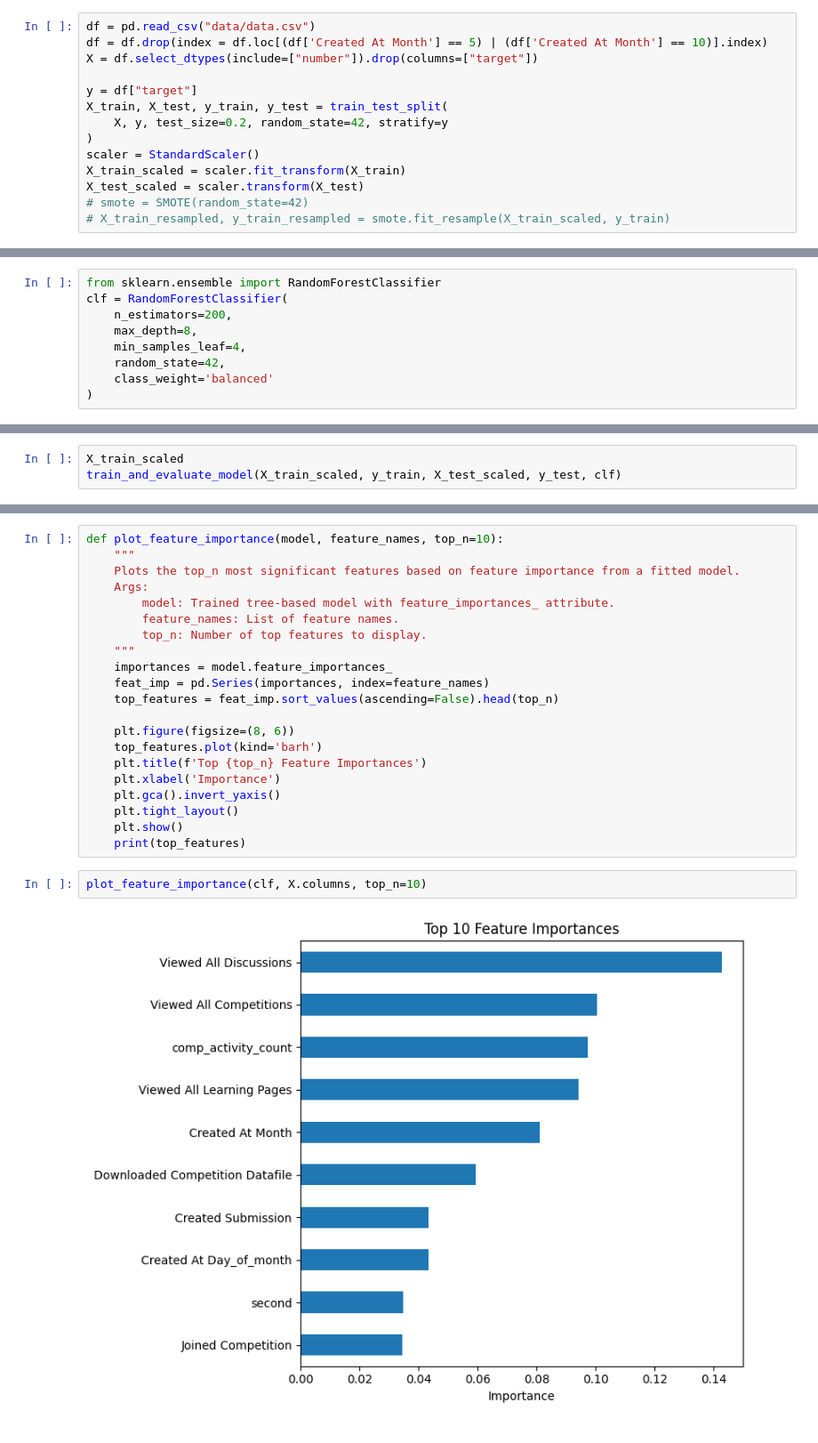
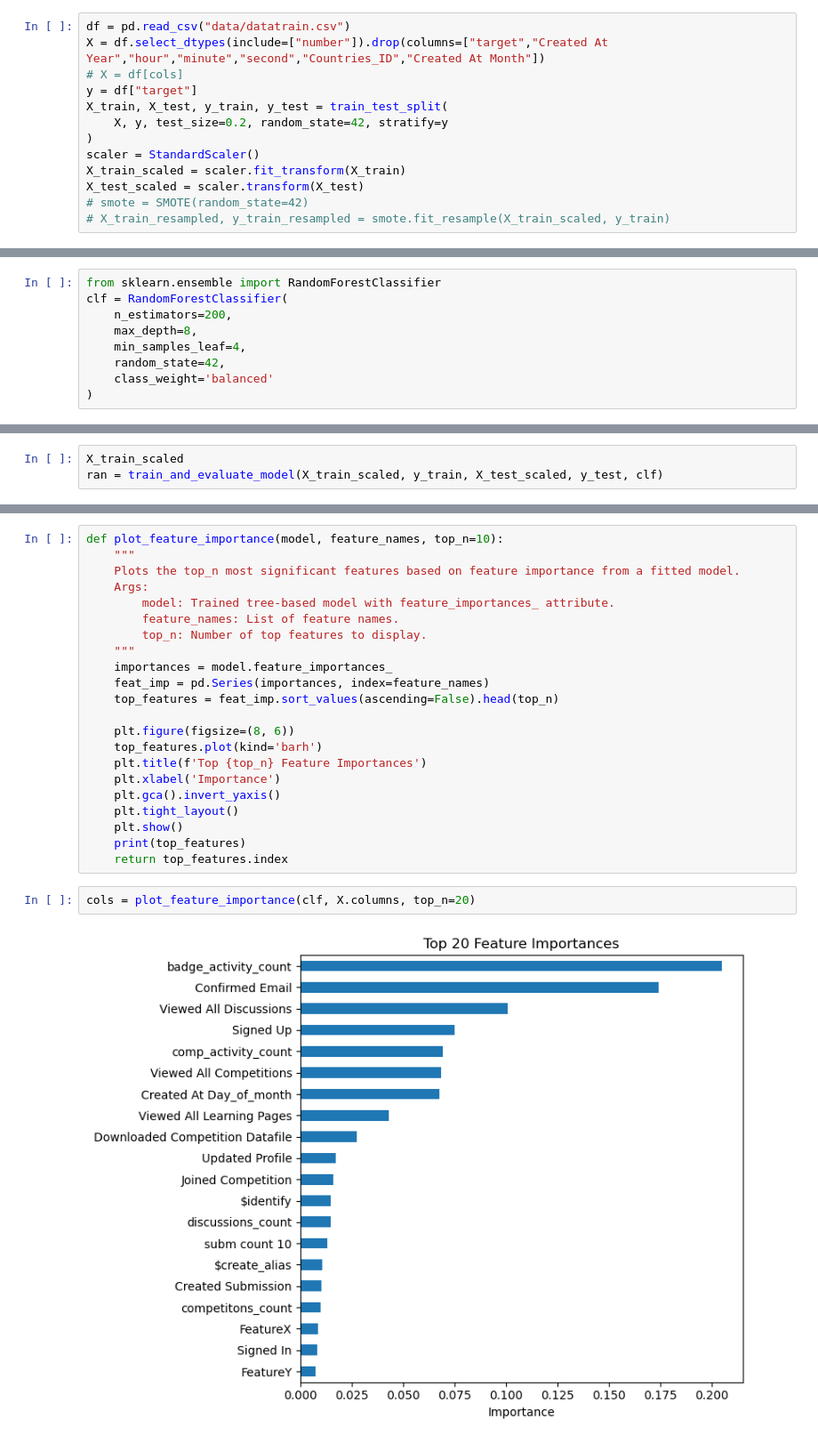
Before and after one commit to OmarFetou7/New-User-Engagement, a Jupyter notebook: models.ipynb, the cells around one changed output, grey strips where cells are left out. Shown at 89% size. Cells and saved outputs as stored; diff of their text form.

Commit message:
latest edit in train

```diff
--- a/models.ipynb
+++ b/models.ipynb
@@ -34,8 +17,7 @@ dtype: object
 # %%
-df = pd.read_csv("data/data.csv")
-df = df.drop(index = df.loc[(df['Created At Month'] == 5) | (df['Created At Month'] == 10)].index)
-X = df.select_dtypes(include=["number"]).drop(columns=["target"])
-
+df = pd.read_csv("data/datatrain.csv")
+X = df.select_dtypes(include=["number"]).drop(columns=["target","Created At Year","hour","minute","second","Countries_ID","Created At Month"])
+# X = df[cols]
 y = df["target"]
 X_train, X_test, y_train, y_test = train_test_split(
     X, y, test_size=0.2, random_state=42, stratify=y
@@ -114,7 +115,7 @@ def train_and_evaluate_model(X_train, y_train, X_test, y_test, model, beta=1):
     plt.show()
 # %%
 X_train_scaled
-train_and_evaluate_model(X_train_scaled, y_train, X_test_scaled, y_test, clf)
+ran = train_and_evaluate_model(X_train_scaled, y_train, X_test_scaled, y_test, clf)
 # %% [output]
 Model training complete.
               precision    recall  f1-score   support
@@ -163,7 +156,8 @@ def plot_feature_importance(model, feature_names, top_n=10):
     plt.tight_layout()
     plt.show()
     print(top_features)
+    return top_features.index
 # %%
-plot_feature_importance(clf, X.columns, top_n=10)
+cols = plot_feature_importance(clf, X.columns, top_n=20)
 # %% [output]
-[figure, old version]
+[figure, new version]
```
Also changed, not shown: parts of 20 cells of this notebook, 4 other files.
